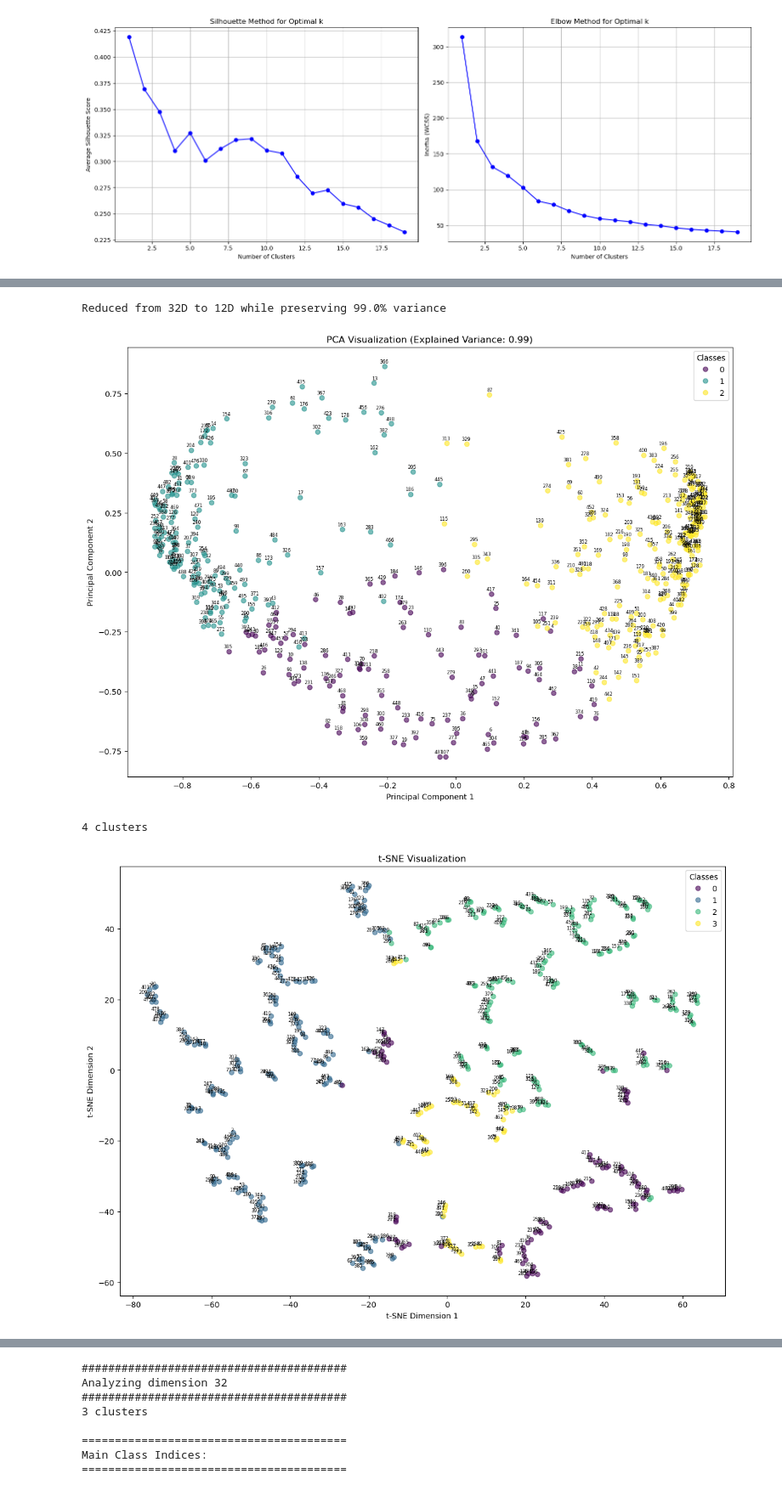
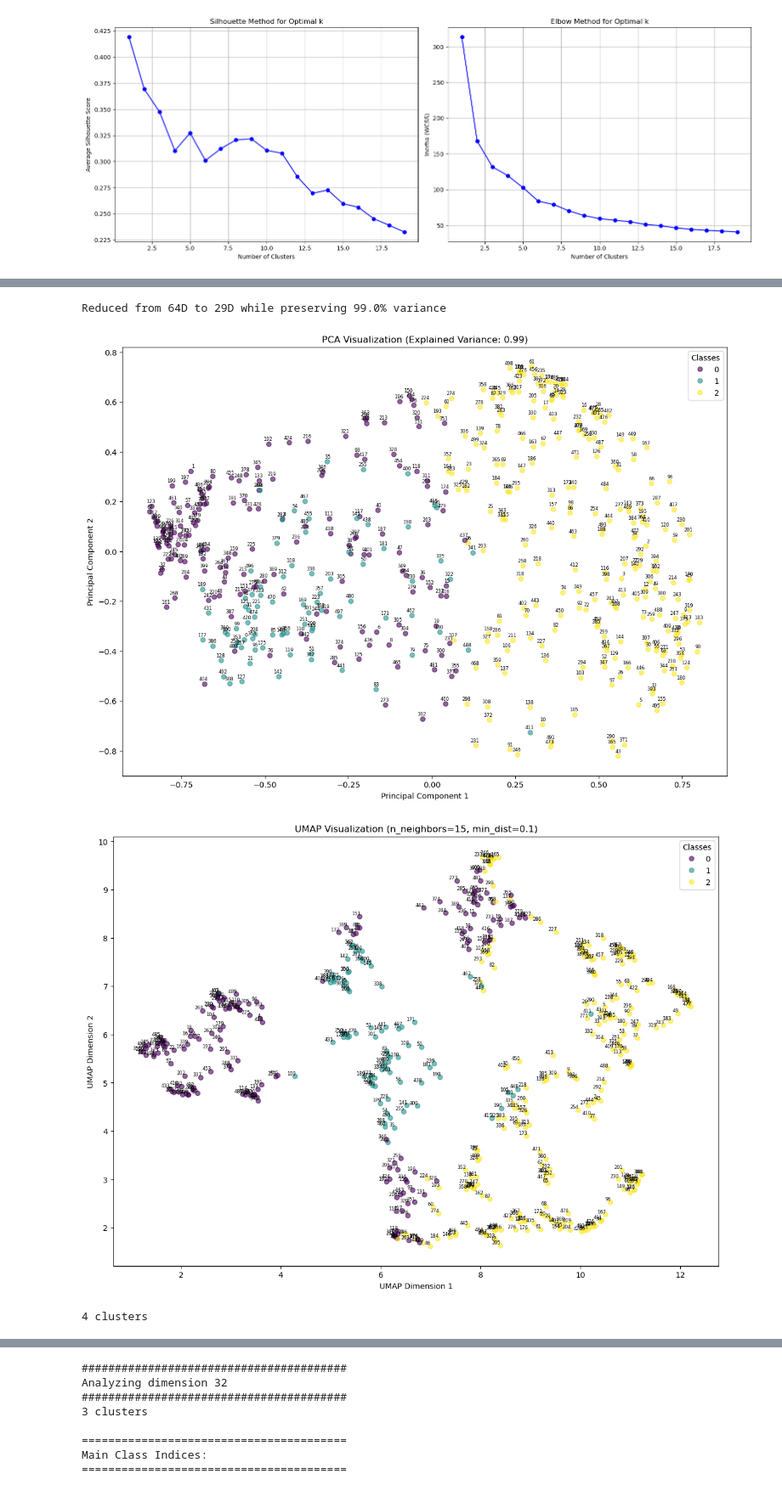
Before and after one commit to nuagetsu/VecRepV3, a Jupyter notebook: evaluation/test_triangles_functions.ipynb, the cells around one changed output, grey strips where cells are left out. Shown at 85% size. Drawn from its saved outputs; the diff is of its cells as text; code cells hidden in the pictures.

```diff
--- a/evaluation/test_triangles_functions.ipynb
+++ b/evaluation/test_triangles_functions.ipynb
@@ -145,6 +145,7 @@ from sklearn.manifold import TSNE
 from sklearn.cluster import KMeans
 from sklearn.neighbors import NearestNeighbors
 
+########### Load Function ###########
 def visualize_pca(embeddings, labels=None):
     """
     Visualize embeddings using PCA
@@ -201,15 +202,45 @@ def visualize_tsne(embeddings, labels=None, perplexity=5):
         plt.legend(*scatter.legend_elements(), title="Classes")
     plt.show()
 
+import umap
+
+def visualize_umap(embeddings, labels=None, n_neighbors=15, min_dist=0.1):
+    """
+    Visualize embeddings using UMAP
+    :param embeddings: List/numpy array of model embeddings (num_samples x embedding_dim)
+    :param labels: Optional list of labels for color coding
+    :param n_neighbors: Balances local vs. global structure (lower = focus on local)
+    :param min_dist: Controls cluster tightness (lower = tighter clusters)
+    """
+    if not isinstance(embeddings, np.ndarray):
+        embeddings = np.array([emb.detach().numpy() for emb in embeddings])
+
+    reducer = umap.UMAP(n_neighbors=n_neighbors, min_dist=min_dist, random_state=42)
+    reduced = reducer.fit_transform(embeddings)
+
+    plt.figure(figsize=(14, 10))
+    scatter = plt.scatter(reduced[:, 0], reduced[:, 1], c=labels, cmap='viridis', alpha=0.6)
+
+    # Add index labels to each point (optional)
+    for i, (x, y) in enumerate(reduced[:, :2]):
+        plt.text(x + 0.01, y + 0.01, str(i), fontsize=6, ha='right', va='bottom')
+
+    plt.title(f'UMAP Visualization (n_neighbors={n_neighbors}, min_dist={min_dist})')
+    plt.xlabel('UMAP Dimension 1')
+    plt.ylabel('UMAP Dimension 2')
+    if labels is not None:
+        plt.legend(*scatter.legend_elements(), title="Classes")
+    plt.show()
+
 #########################################
-dimensions = [32]
+dimensions = [64]
 model_directory = "model"
 imageType = "shapes_3_dims_48_4"
 for dim in dimensions:
     print(f"printing results for {dim}")
-    model = models.SimpleCNN4_aps(dimensions=dim, padding_mode='circular').to(device)
+    model = models.SimpleCNN6(dimensions=dim, padding_mode='circular').to(device)
     model.load_state_dict(torch.load(os.path.join(os.path.abspath("../../VecRepV3"), model_directory,
-                     f'best_model_{imageType}_{dim}d_convlayer3_aps.pt'), weights_only=True, map_location=torch.device('cpu')))
+                     f'best_model_{imageType}_{dim}d_convlayer5_LPS.pt'), weights_only=True, map_location=torch.device('cpu')))
 
     model.eval()
     model_vectors = imgcalc.get_vector_embeddings(input_dataset, model, device)
@@ -222,4 +253,5 @@ for dim in dimensions:
 
         visualize_tsne(model_vectors_np, labels=cluster_labels)
         visualize_pca(model_vectors_np, labels=cluster_labels)
+        visualize_umap(model_vectors_np, labels=cluster_labels)
 # %% [output]
@@ -229,4 +261,4 @@ printing results for 32
-Reduced from 32D to 12D while preserving 99.0% variance
+Reduced from 64D to 29D while preserving 99.0% variance
-[figure, old version]
+[figure, new version]
+[figure, new version]
 4 clusters
-[figure, old version]
```
Also changed, not shown: parts of 1 cell of this notebook, 11 other files.
